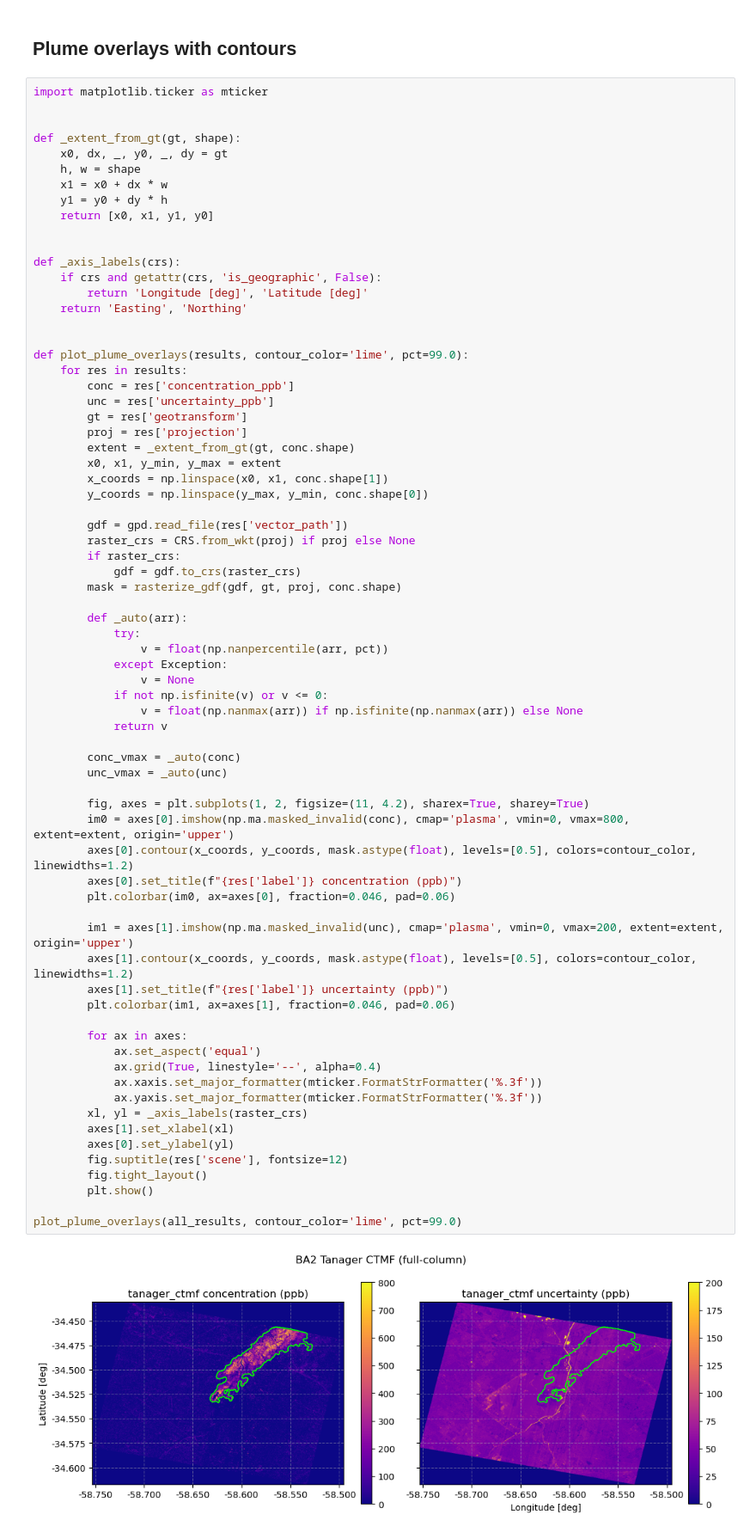
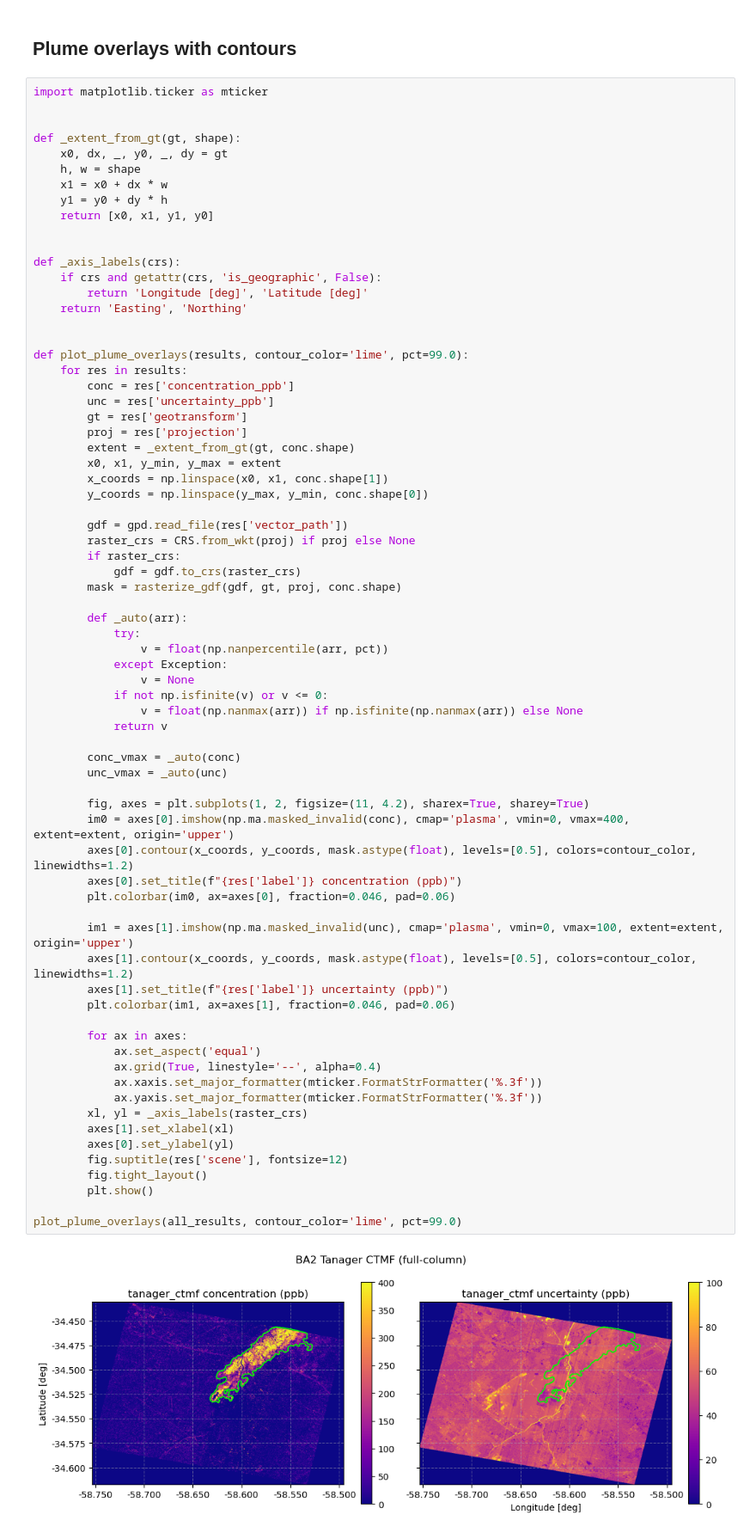
Before and after one commit to AlFe23/hygas, a Jupyter notebook: notebooks/BA2_plume_analysis_single_MF.ipynb, the cells around one changed output. Shown at 86% size. Cells and saved outputs as stored; diff of their text form.

```diff
--- a/notebooks/BA2_plume_analysis_single_MF.ipynb
+++ b/notebooks/BA2_plume_analysis_single_MF.ipynb
@@ -725,33 +725,33 @@ def plot_plume_overlays(results, contour_color='lime', pct=99.0):
             if not np.isfinite(v) or v <= 0:
                 v = float(np.nanmax(arr)) if np.isfinite(np.nanmax(arr)) else None
             return v
 
         conc_vmax = _auto(conc)
         unc_vmax = _auto(unc)
 
         fig, axes = plt.subplots(1, 2, figsize=(11, 4.2), sharex=True, sharey=True)
-        im0 = axes[0].imshow(np.ma.masked_invalid(conc), cmap='plasma', vmin=0, vmax=800, extent=extent, origin='upper')
+        im0 = axes[0].imshow(np.ma.masked_invalid(conc), cmap='plasma', vmin=0, vmax=400, extent=extent, origin='upper')
         axes[0].contour(x_coords, y_coords, mask.astype(float), levels=[0.5], colors=contour_color, linewidths=1.2)
         axes[0].set_title(f"{res['label']} concentration (ppb)")
         plt.colorbar(im0, ax=axes[0], fraction=0.046, pad=0.06)
 
-        im1 = axes[1].imshow(np.ma.masked_invalid(unc), cmap='plasma', vmin=0, vmax=200, extent=extent, origin='upper')
+        im1 = axes[1].imshow(np.ma.masked_invalid(unc), cmap='plasma', vmin=0, vmax=100, extent=extent, origin='upper')
         axes[1].contour(x_coords, y_coords, mask.astype(float), levels=[0.5], colors=contour_color, linewidths=1.2)
         axes[1].set_title(f"{res['label']} uncertainty (ppb)")
         plt.colorbar(im1, ax=axes[1], fraction=0.046, pad=0.06)
 
         for ax in axes:
             ax.set_aspect('equal')
             ax.grid(True, linestyle='--', alpha=0.4)
             ax.xaxis.set_major_formatter(mticker.FormatStrFormatter('%.3f'))
             ax.yaxis.set_major_formatter(mticker.FormatStrFormatter('%.3f'))
         xl, yl = _axis_labels(raster_crs)
         axes[1].set_xlabel(xl)
         axes[0].set_ylabel(yl)
         fig.suptitle(res['scene'], fontsize=12)
         fig.tight_layout()
         plt.show()
 
 plot_plume_overlays(all_results, contour_color='lime', pct=99.0)
 # %% [output]
-[figure, old version]
+[figure, new version]
```
Also changed, not shown: parts of 1 cell of this notebook, 5 other files.
